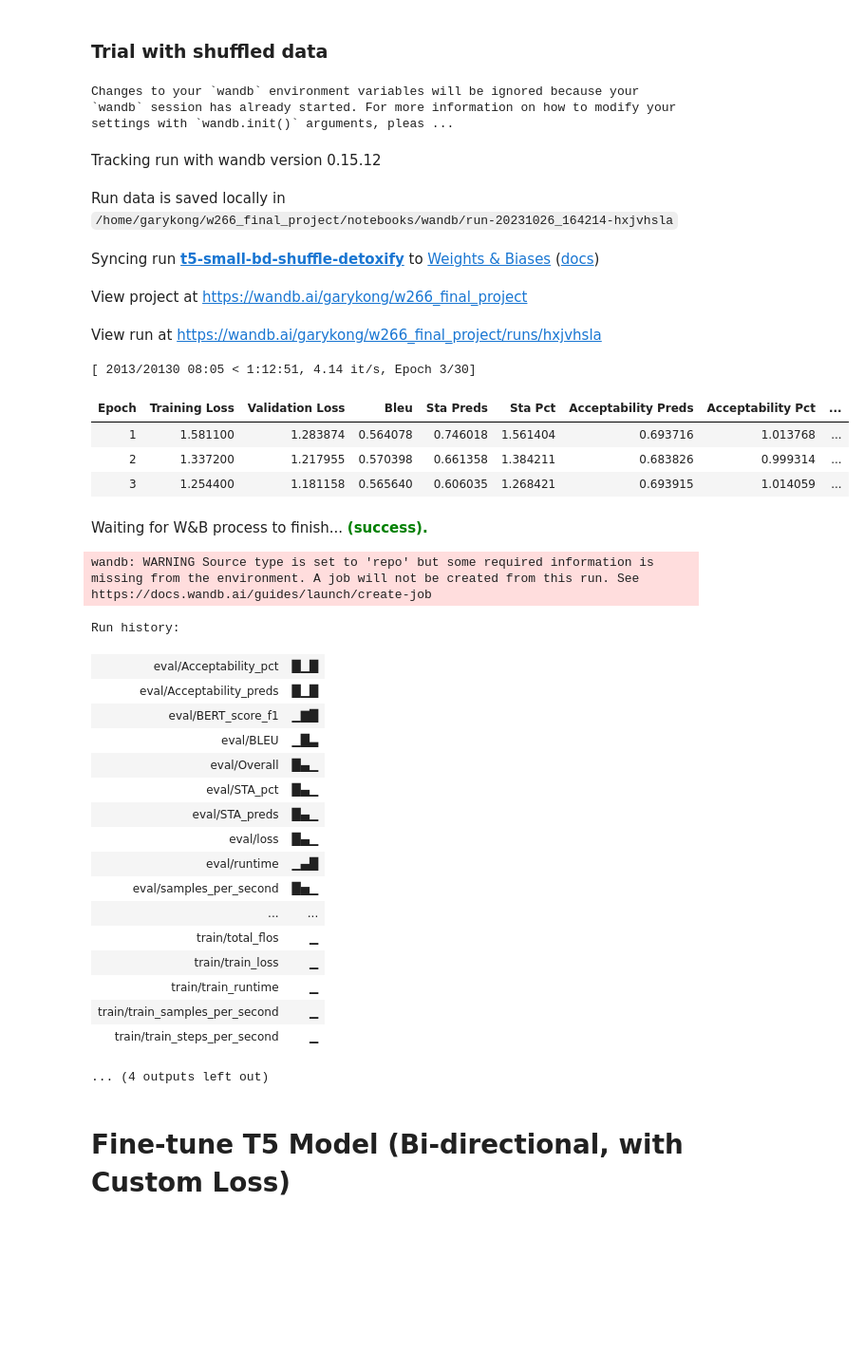
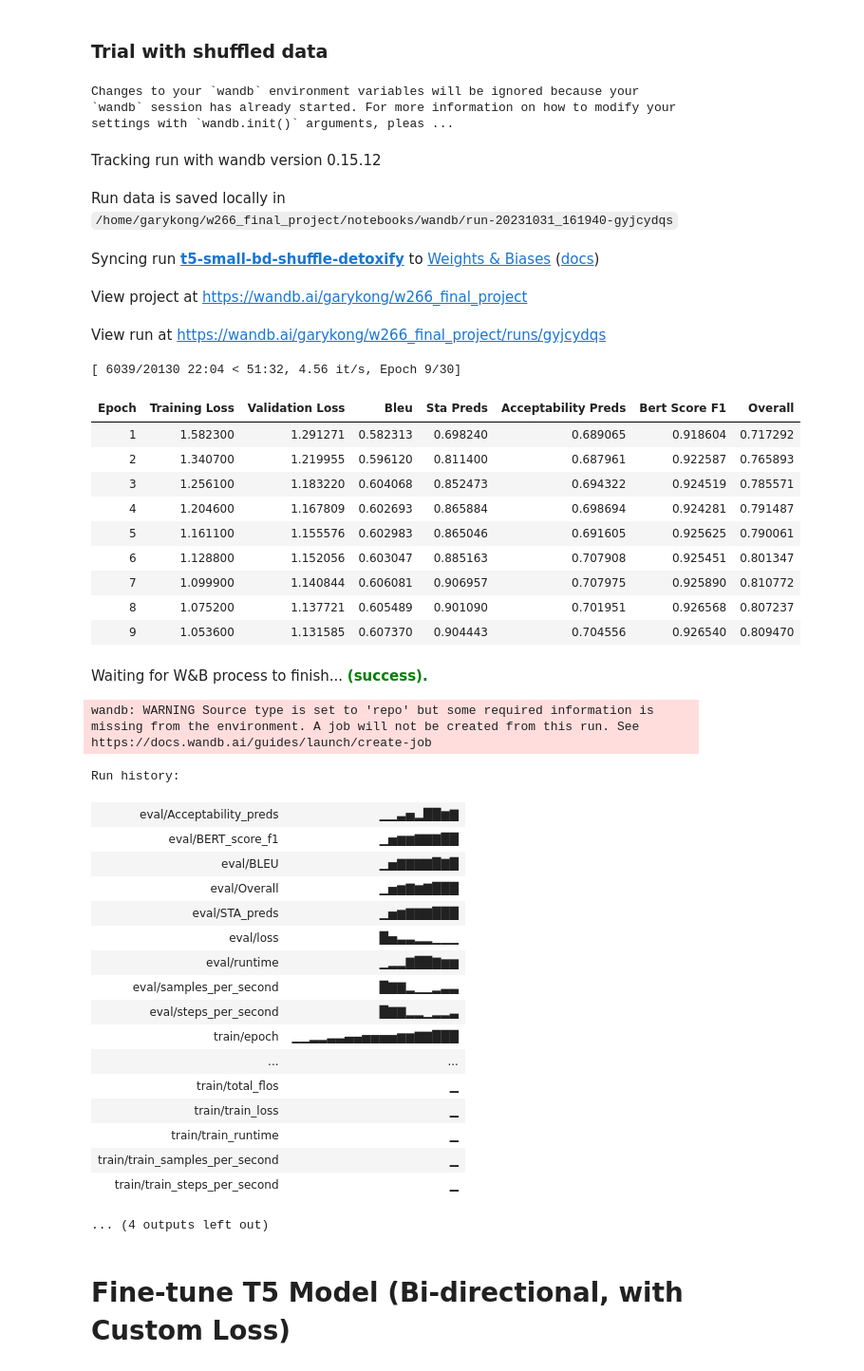
Before and after one commit to garyukong/T5-TextDetoxification, a Jupyter notebook: notebooks/2_Models.ipynb, the cells around one changed output. Shown at 95% size. Saved outputs shown, nothing was run; the diff lists cells and outputs as text; code cells hidden in the pictures; blank space fills up the shorter version.

Commit message:
Complete fine-tuning with revised data

```diff
--- a/notebooks/2_Models.ipynb
+++ b/notebooks/2_Models.ipynb
@@ -927,7 +949,7 @@ def compute_metrics_bd(eval_preds, tokenizer, bd_dataset, shuffled_data=False):
     This function is for the bi-directional model.
 
     Args:
-        eval_preds (tuple): Tuple containing the predictions and labels
+        eval_preds (tuple): Tuple containing the predictions and references
         tokenizer (PreTrainedTokenizer): tokenizer to use for decoding the predictions
         shuffled_data (bool): Whether the data is shuffled or not
         bd_dataset (DatasetDict): Bidirectional dataset created using create_bidirectional_datasets e.g., raw_datasets_bd["validation"]
@@ -1015,50 +1060,57 @@ KeyboardInterrupt:
 # %%
 raw_datasets_bd_shuffle = raw_datasets_bd.copy()
 raw_datasets_bd_shuffle["train"] = raw_datasets_bd_shuffle["train"].shuffle(seed=RANDOM_SEED)
+raw_datasets_bd_shuffle = DatasetDict(raw_datasets_bd_shuffle)
 
 tokenized_datasets_bd_shuffle_t5_small = raw_datasets_bd_shuffle.map(
     preprocess_function,
     fn_kwargs={'tokenizer': tokenizer_t5_small},
     batched=True,
     remove_columns=["source", "target"],
 )
 
 trainer_t5_small_bd_shuffle = setup_trainer(
     output_dir_name="t5-small-detoxify-bd-shuffle",
     model_checkpoint="t5-small",
     train_dataset=tokenized_datasets_bd_shuffle_t5_small["train"],
     eval_dataset=tokenized_datasets_bd_shuffle_t5_small["validation"],
     compute_metrics=partial(compute_metrics_bd, bd_dataset=raw_datasets_bd["validation"], shuffled_data=True)
     )
 
 wandb.init(project="w266_final_project", name="t5-small-bd-shuffle-detoxify")
 trainer_t5_small_bd_shuffle.train()
 wandb.finish()
 # %% [output]
 Changes to your `wandb` environment variables will be ignored because your `wandb` session has already started. For more information on how to modify your settings with `wandb.init()` arguments, pleas ...
 Tracking run with wandb version 0.15.12
-Run data is saved locally in /home/garykong/w266_final_project/notebooks/wandb/run-20231026_164214-hxjvhsla
+Run data is saved locally in /home/garykong/w266_final_project/notebooks/wandb/run-20231031_161940-gyjcydqs
 Syncing run t5-small-bd-shuffle-detoxify to Weights & Biases (docs)
 View project at https://wandb.ai/garykong/w266_final_project
-View run at https://wandb.ai/garykong/w266_final_project/runs/hxjvhsla
+View run at https://wandb.ai/garykong/w266_final_project/runs/gyjcydqs
-[ 2013/20130 08:05 < 1:12:51, 4.14 it/s, Epoch 3/30]
+[ 6039/20130 22:04 < 51:32, 4.56 it/s, Epoch 9/30]
-| Epoch | Training Loss | Validation Loss | Bleu | Sta Preds | Sta Pct | Acceptability Preds | Acceptability Pct | ... |
-| 1 | 1.581100 | 1.283874 | 0.564078 | 0.746018 | 1.561404 | 0.693716 | 1.013768 | ... |
-| 2 | 1.337200 | 1.217955 | 0.570398 | 0.661358 | 1.384211 | 0.683826 | 0.999314 | ... |
-| 3 | 1.254400 | 1.181158 | 0.565640 | 0.606035 | 1.268421 | 0.693915 | 1.014059 | ... |
+| Epoch | Training Loss | Validation Loss | Bleu | Sta Preds | Acceptability Preds | Bert Score F1 | Overall |
+| 1 | 1.582300 | 1.291271 | 0.582313 | 0.698240 | 0.689065 | 0.918604 | 0.717292 |
+| 2 | 1.340700 | 1.219955 | 0.596120 | 0.811400 | 0.687961 | 0.922587 | 0.765893 |
+| 3 | 1.256100 | 1.183220 | 0.604068 | 0.852473 | 0.694322 | 0.924519 | 0.785571 |
+| 4 | 1.204600 | 1.167809 | 0.602693 | 0.865884 | 0.698694 | 0.924281 | 0.791487 |
+| 5 | 1.161100 | 1.155576 | 0.602983 | 0.865046 | 0.691605 | 0.925625 | 0.790061 |
+| 6 | 1.128800 | 1.152056 | 0.603047 | 0.885163 | 0.707908 | 0.925451 | 0.801347 |
+| 7 | 1.099900 | 1.140844 | 0.606081 | 0.906957 | 0.707975 | 0.925890 | 0.810772 |
+| 8 | 1.075200 | 1.137721 | 0.605489 | 0.901090 | 0.701951 | 0.926568 | 0.807237 |
+| 9 | 1.053600 | 1.131585 | 0.607370 | 0.904443 | 0.704556 | 0.926540 | 0.809470 |
 Waiting for W&B process to finish... (success).
 wandb: WARNING Source type is set to 'repo' but some required information is missing from the environment. A job will not be created from this run. See https://docs.wandb.ai/guides/launch/create-job
 Run history:
-| eval/Acceptability_pct | █▁█ |
-| eval/Acceptability_preds | █▁█ |
-| eval/BERT_score_f1 | ▁▇█ |
-| eval/BLEU | ▁█▃ |
-| eval/Overall | █▄▁ |
-| eval/STA_pct | █▄▁ |
-| eval/STA_preds | █▄▁ |
-| eval/loss | █▄▁ |
-| eval/runtime | ▁▄█ |
-| eval/samples_per_second | █▅▁ |
+| eval/Acceptability_preds | ▁▁▃▅▂██▆▇ |
+| eval/BERT_score_f1 | ▁▅▆▆▇▇▇██ |
+| eval/BLEU | ▁▅▇▇▇▇█▇█ |
+| eval/Overall | ▁▅▆▇▆▇███ |
+| eval/STA_preds | ▁▅▆▇▇▇███ |
+| eval/loss | █▅▃▃▂▂▁▁▁ |
+| eval/runtime | ▁▂▂▇██▇▆▆ |
+| eval/samples_per_second | █▇▇▂▁▁▂▃▃ |
+| eval/steps_per_second | █▇▇▂▂▁▂▂▃ |
+| train/epoch | ▁▁▂▂▃▃▄▄▅▅▅▅▆▆▇▇███ |
 | ... | ... |
 | train/total_flos | ▁ |
 | train/train_loss | ▁ |
```
Also changed, not shown: parts of 11 cells of this notebook.
